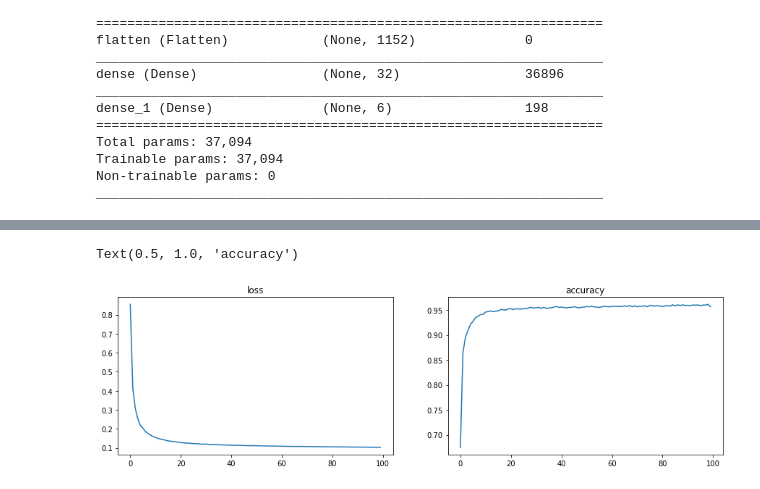
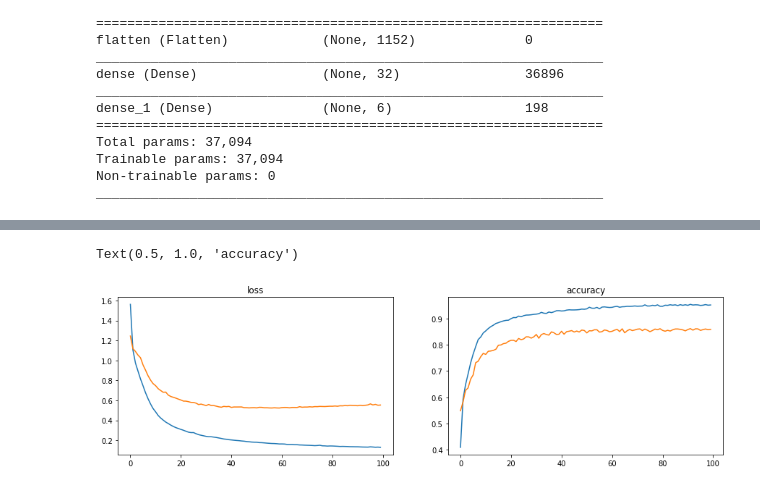
Before and after one commit to sherna90/inteligencia_artificial, a Jupyter notebook: 9.-rnn_har.ipynb, the cells around one changed output, grey strips where cells are left out. Drawn from its saved outputs; the diff is of its cells as text; code cells hidden in the pictures.

```diff
--- a/9.-rnn_har.ipynb
+++ b/9.-rnn_har.ipynb
@@ -139,11 +139,11 @@ _________________________________________________________________
 y_train_onehot=to_categorical(y_train-1)
 y_test_onehot=to_categorical(y_test-1)
 # %%
-opt = keras.optimizers.SGD(lr=0.01, momentum=0.9, decay=0.001)
+opt = keras.optimizers.SGD(lr=0.01, momentum=0.9)
 model.compile(loss='categorical_crossentropy',
               optimizer=opt,
               metrics=['accuracy'])
-history = model.fit(X_train, y_train_onehot,epochs=100, verbose=1)
+history = model.fit(X_train, y_train_onehot,batch_size=512,epochs=100, verbose=1,validation_data=(X_test, y_test_onehot))
 score = model.evaluate(X_test, y_test_onehot, verbose=0)
 # %% [output]
 Epoch 1/100
@@ -170,16 +170,18 @@ validation loss : 0.62, validation accuracy : 0.86
 # %%
 import matplotlib.pyplot as plt
 
 plt.figure(figsize=(15,4))
 plt.subplot(1, 2, 1)
 plt.plot(history.history['loss'])
+plt.plot(history.history['val_loss'])
 plt.title('loss')
 plt.subplot(1, 2, 2)
 plt.plot(history.history['accuracy'])
+plt.plot(history.history['val_accuracy'])
 plt.title('accuracy')
 # %% [output]
 Text(0.5, 1.0, 'accuracy')
-[figure, old version]
+[figure, new version]
 # %%
 from tensorflow.keras.layers import Flatten,Dense,SimpleRNN
 
```
Also changed, not shown: parts of 12 cells of this notebook, 2 other files.
